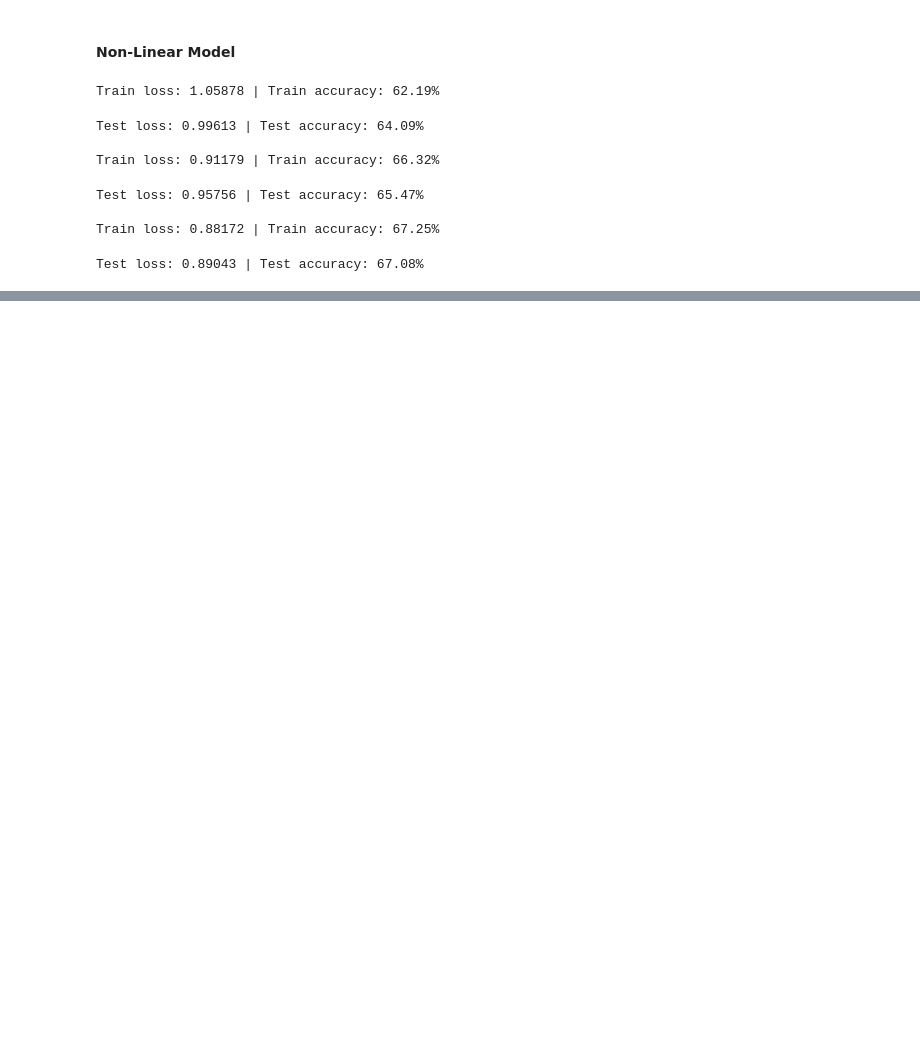
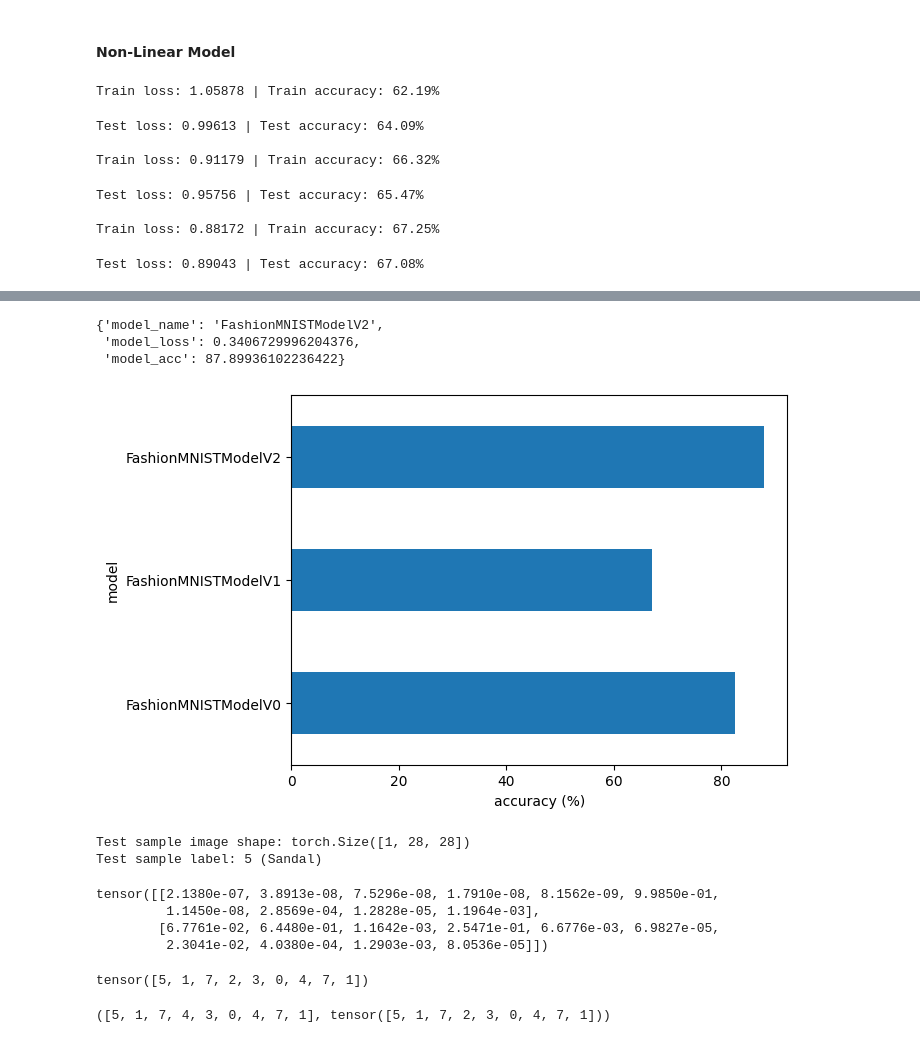
Before and after one commit to pusapatiakhilraju/Pytorch-FashionMnist-Classification, a Jupyter notebook: FashionMnistClassification.ipynb, the cells around one changed output, grey strips where cells are left out. Cells and saved outputs as stored; diff of their text form; code cells hidden in the pictures; blank space fills up the shorter version.

```diff
--- a/FashionMnistClassification.ipynb
+++ b/FashionMnistClassification.ipynb
@@ -379,8 +378,8 @@ class FashionMNISTModelV1(torch.nn.Module):
 
 torch.manual_seed(42)
 model_1 = FashionMNISTModelV1(input_shape=784, output_shape=len(class_names), hidden_units=10)
-loss_fn_1 = torch.nn.CrossEntropyLoss()
-optimizer_1 = torch.optim.SGD(params=model_1.parameters(), lr = 0.1)
+loss_fn = torch.nn.CrossEntropyLoss()
+optimizer = torch.optim.SGD(params=model_1.parameters(), lr = 0.1)
 # %%
 epochs = 3
 
@@ -407,0 +399,9 @@ model_1_results
+# %%
+torch.manual_seed(42)
+
+# Note: This will error due to `eval_model()` not using device agnostic code
+model_1_results = model_eval(model=model_1,
+    data_loader=test_dataloader,
+    loss_fn=loss_fn,
+    accuracy_fn=accuracy_fn)
+model_1_results
@@ -409,0 +448,7 @@ model_1_results
+# %%
+torch.manual_seed(42)
+model_2 = FashionMNISTModelV2(input_shape=1, hidden_units=10, output_shape=len(class_names))
+# Setup loss and optimizer
+loss_fn = torch.nn.CrossEntropyLoss()
+optimizer = torch.optim.SGD(params=model_2.parameters(), lr=0.1)
+model_2
@@ -409,0 +500,17 @@ model_1_results
+# %%
+# Get model_2 results
+model_2_results = model_eval(model=model_2, data_loader=test_dataloader, loss_fn=loss_fn, accuracy_fn=accuracy_fn)
+model_2_results
+# %% [output]
+{'model_name': 'FashionMNISTModelV2',
+ 'model_loss': 0.3406729996204376,
+ 'model_acc': 87.89936102236422}
+# %%
+import pandas as pd
+compare_results = pd.DataFrame([model_0_results, model_1_results, model_2_results])
+# Visualize our model results
+compare_results.set_index("model_name")["model_acc"].plot(kind="barh")
+plt.xlabel("accuracy (%)")
+plt.ylabel("model");
+# %% [output]
+[figure, added]
@@ -409,0 +537,37 @@ model_1_results
+# %%
+import random
+random.seed(42)
+test_samples = []
+test_labels = []
+for sample, label in random.sample(list(test_data), k=9):
+    test_samples.append(sample)
+    test_labels.append(label)
+
+# View the first test sample shape and label
+print(f"Test sample image shape: {test_samples[0].shape}\nTest sample label: {test_labels[0]} ({class_names[test_labels[0]]})")
+# %% [output]
+Test sample image shape: torch.Size([1, 28, 28])
+Test sample label: 5 (Sandal)
+# %%
+# Make predictions on test samples with model 2
+pred_probs= make_predictions(model=model_2,
+                             data=test_samples)
+
+# View first two prediction probabilities list
+pred_probs[:2]
+# %% [output]
+tensor([[2.1380e-07, 3.8913e-08, 7.5296e-08, 1.7910e-08, 8.1562e-09, 9.9850e-01,
+         1.1450e-08, 2.8569e-04, 1.2828e-05, 1.1964e-03],
+        [6.7761e-02, 6.4480e-01, 1.1642e-03, 2.5471e-01, 6.6776e-03, 6.9827e-05,
+         2.3041e-02, 4.0380e-04, 1.2903e-03, 8.0536e-05]])
+# %%
+# Turn the prediction probabilities into prediction labels by taking the argmax()
+pred_classes = pred_probs.argmax(dim=1)
+pred_classes
+# %% [output]
+tensor([5, 1, 7, 2, 3, 0, 4, 7, 1])
+# %%
+# Are our predictions in the same form as our test labels?
+test_labels, pred_classes
+# %% [output]
+([5, 1, 7, 4, 3, 0, 4, 7, 1], tensor([5, 1, 7, 2, 3, 0, 4, 7, 1]))
```
Also changed, not shown: parts of 19 cells of this notebook.
